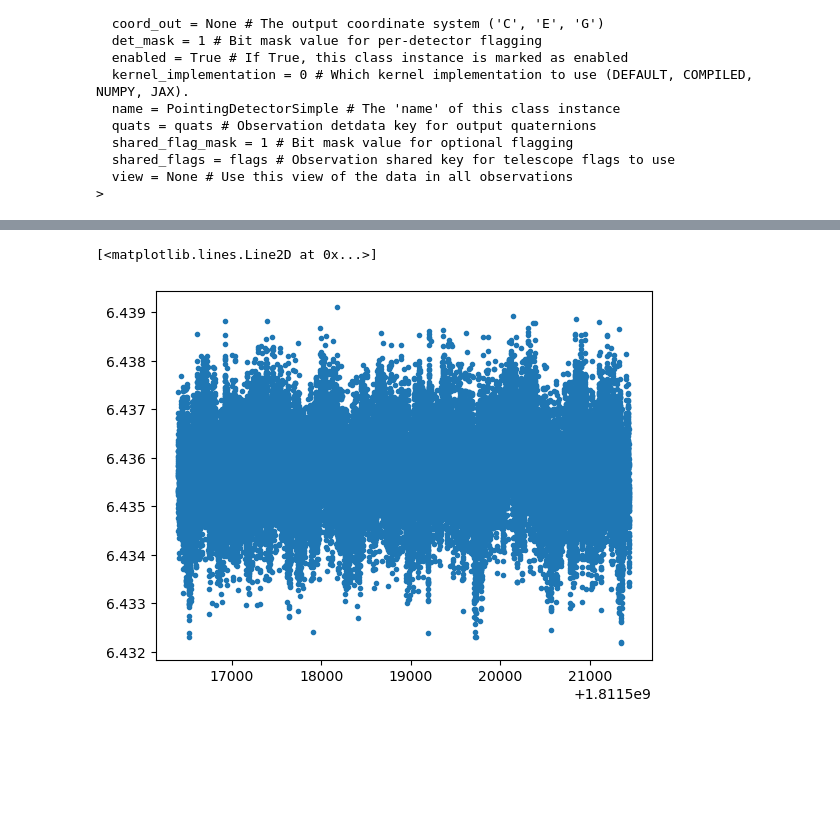
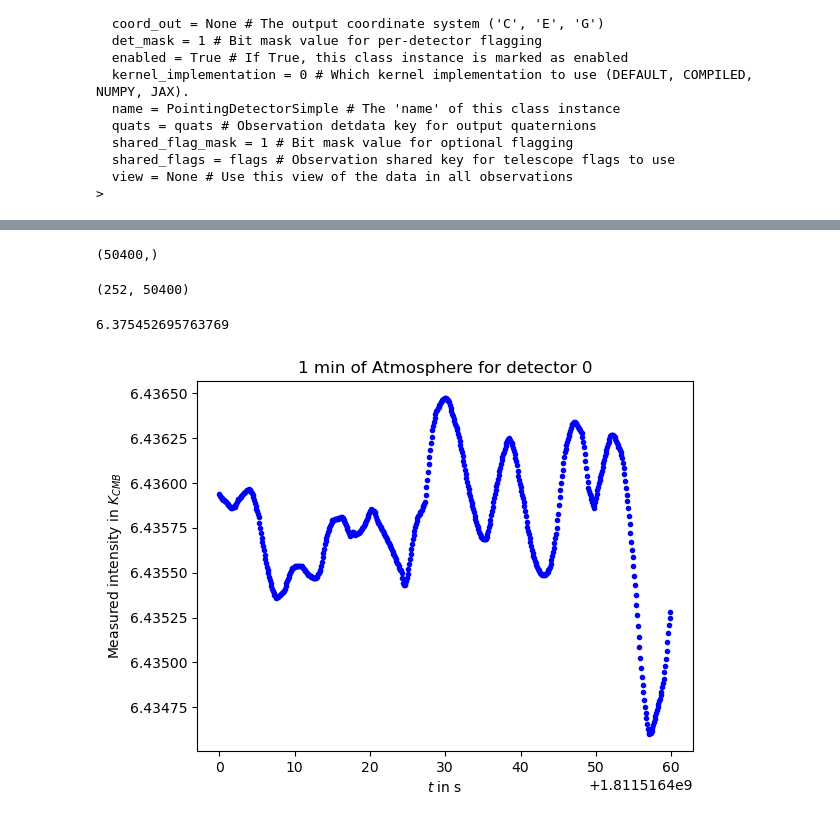
Before and after one commit to julientang/M2-internship, a Jupyter notebook: notebook/Observation_101.ipynb, the cells around one changed output, grey strips where cells are left out. Cells and saved outputs as stored; diff of their text form; code cells hidden in the pictures; blank space fills up the shorter version.

Commit message:
Add CMB signal, 3 TODs for atmosphere, detector noise and CMB

```diff
--- a/notebook/Observation_101.ipynb
+++ b/notebook/Observation_101.ipynb
@@ -249,8 +464,27 @@ data
 Metadata:
 {'pixel_dist': <PixelDistribution 49152 pixels, 16 submaps, submap size = 3072>}
 >
+# %%
+ob.shared["times"].shape
+# %% [output]
+(50400,)
+# %%
+ob.detdata["atmosphere"].shape
+# %% [output]
+(252, 50400)
+# %%
+mean_atm = np.mean(ob.detdata["atmosphere"])
+print(mean_atm)
+# %% [output]
+6.375452695763769
 # %%
-plt.plot(ob.shared["times"],ob.detdata["signal"][0],".") ##Detdata has several data, signal is under "signal", detdata is a 2D array
+plt.plot(ob.shared["times"][0:600],ob.detdata["atmosphere"][0][0:600],".b") ##Detdata has several data, signal is under "signal", detdata is a 2D array
+#plt.plot(ob.shared["times"][0:1800],ob.detdata["signal"][1][0:1800],".r") ##Detdata has several data, signal is under "signal", detdata is a 2D array
+#plt.plot(ob.shared["times"][0:1800],ob.detdata["signal"][1][0:1800]-ob.detdata["signal"][0][0:1800],".g") ##Detdata has several data, signal is under "signal", detdata is a 2D array
+
+plt.xlabel('$t$ in s')
+plt.ylabel('Measured intensity in $ K_{CMB}$')
+plt.title('1 min of Atmosphere for detector 0')
+plt.show()
 # %% [output]
-[<matplotlib.lines.Line2D at 0x...>]
-[figure, old version]
+[figure, new version]
```
Also changed, not shown: parts of 93 cells of this notebook, 1 other file.
